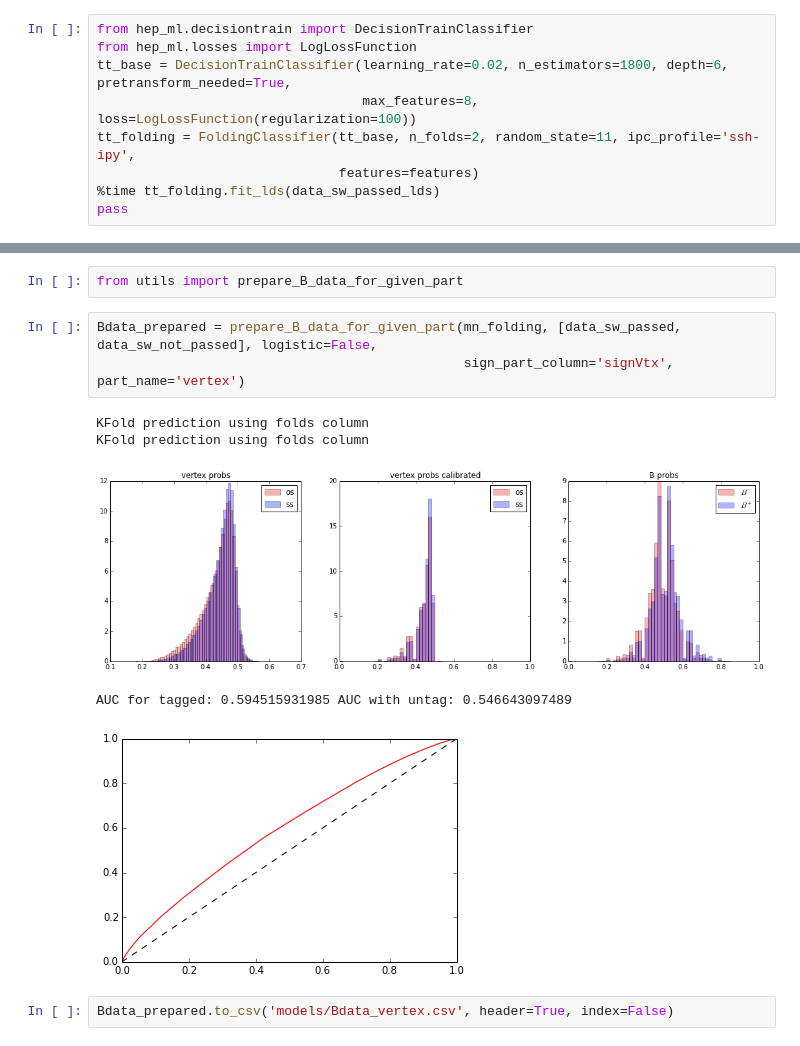
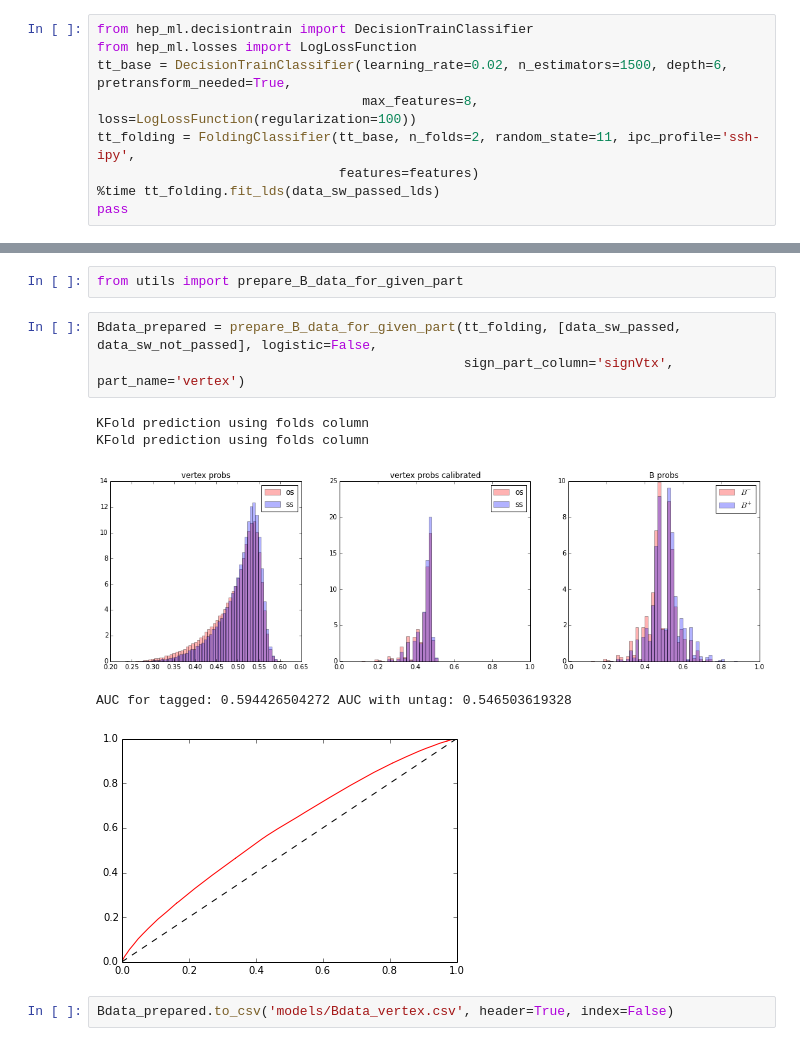
Before and after one commit to tlikhomanenko/tagging_LHCb, a Jupyter notebook: vertex-based-tagging.ipynb, the cells around one changed output, grey strips where cells are left out. Saved outputs shown, nothing was run; the diff lists cells and outputs as text.

```diff
--- a/vertex-based-tagging.ipynb
+++ b/vertex-based-tagging.ipynb
@@ -231,7 +199,7 @@ Wall time: 5.09 s
 # %%
 from hep_ml.decisiontrain import DecisionTrainClassifier
 from hep_ml.losses import LogLossFunction
-tt_base = DecisionTrainClassifier(learning_rate=0.02, n_estimators=1800, depth=6, pretransform_needed=True,
+tt_base = DecisionTrainClassifier(learning_rate=0.02, n_estimators=1500, depth=6, pretransform_needed=True,
                                   max_features=8, loss=LogLossFunction(regularization=100))
 tt_folding = FoldingClassifier(tt_base, n_folds=2, random_state=11, ipc_profile='ssh-ipy',
                                features=features)
@@ -395,13 +303,13 @@ and saving its predictions
 # %%
 from utils import prepare_B_data_for_given_part
 # %%
-Bdata_prepared = prepare_B_data_for_given_part(mn_folding, [data_sw_passed, data_sw_not_passed], logistic=False,
+Bdata_prepared = prepare_B_data_for_given_part(tt_folding, [data_sw_passed, data_sw_not_passed], logistic=False,
                                                sign_part_column='signVtx', part_name='vertex')
 # %% [output]
 KFold prediction using folds column
 KFold prediction using folds column
-[figure, old version]
+[figure, new version]
-AUC for tagged: 0.594515931985 AUC with untag: 0.546643097489
+AUC for tagged: 0.594426504272 AUC with untag: 0.546503619328
 [figure]
 # %%
 Bdata_prepared.to_csv('models/Bdata_vertex.csv', header=True, index=False)
```
Also changed, not shown: parts of 29 cells of this notebook, 12 other files.
